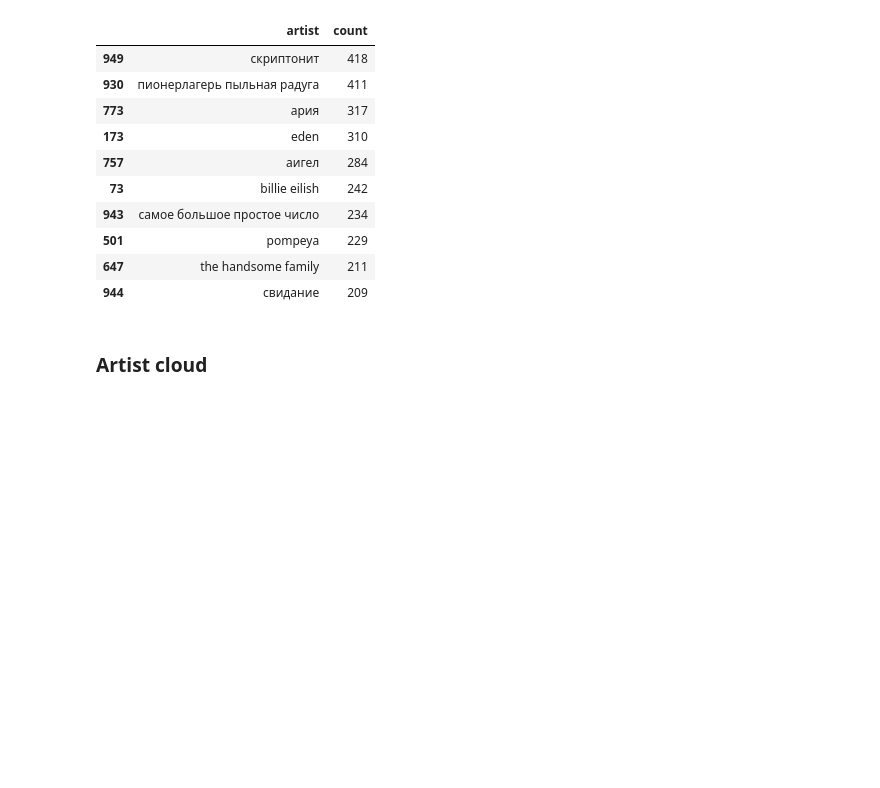
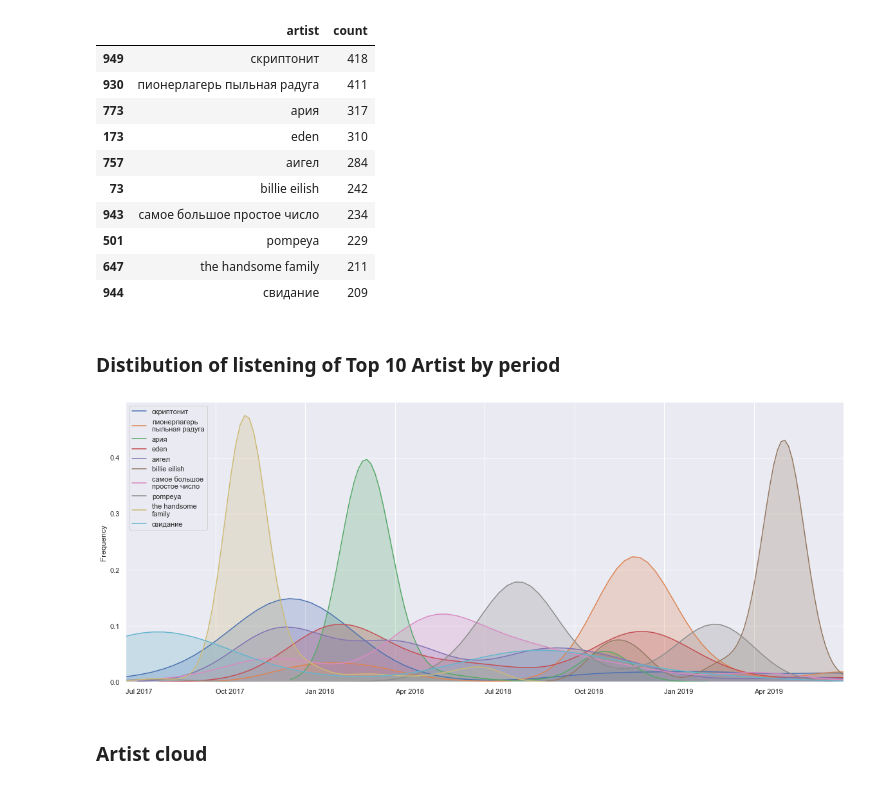
Before and after one commit to vpozdnyakov/music_activity_analysis, a Jupyter notebook: google_play_music_activity_analysis.ipynb, the cells around one changed output. Drawn from its saved outputs; the diff is of its cells as text; code cells hidden in the pictures; blank space fills up the shorter version.

```diff
--- a/google_play_music_activity_analysis.ipynb
+++ b/google_play_music_activity_analysis.ipynb
@@ -137,15 +139,14 @@ plt.show()
 # %% [markdown]
 ### Bar chart of listening by period
 # %%
+sns.set(rc={'figure.figsize':(15, 5)})
 periods = my_activity.month_year_name.nunique()
 period_order = pd.date_range(start, periods=periods, freq='m').strftime('%b %Y')
 start = my_activity.datetime.min()
-sns.set(rc={'figure.figsize':(15, 5)})
 fig = sns.countplot(x='month_year_name', order=period_order, data=my_activity)
 labels = fig.get_xticklabels()
 fig.set_xticklabels(labels=labels, rotation=45, horizontalalignment='right')
-fig.set_xlabel('')
-fig.set_ylabel('Count')
+fig.set(xlabel='', ylabel='Count')
 plt.show()
 # %% [output]
 [figure]
@@ -193,6 +194,28 @@ top10_artists
 | 501 | pompeya | 229 |
 | 647 | the handsome family | 211 |
 | 944 | свидание | 209 |
+# %% [markdown]
+### Distibution of listening of Top 10 Artist by period
+# %%
+sns.set(rc={'figure.figsize':(20, 8)})
+sns.set_palette(sns.color_palette(n_colors=10))
+for i in list(top10_artists.artist):
+    fig = sns.kdeplot(my_activity.loc[my_activity.artist == i]['month_year'],
+                      label=i, shade=True)
+min_p, max_p = my_activity.month_year.min(), my_activity.month_year.max()
+fig.set_xticks(np.arange(min_p, max_p, 3))
+fig.set_xticklabels(my_activity.month_year_name.unique()[::3],
+                    horizontalalignment='left')
+fig.set_ylabel('Frequency')
+
+i, labels = fig.get_legend_handles_labels()
+labels = [fill(l, 15) for l in labels]
+fig.legend(i, labels)
+
+plt.xlim(min_p, max_p)
+plt.show()
+# %% [output]
+[figure, added]
 # %% [markdown]
 ### Artist cloud
 # %%
```
Also changed, not shown: parts of 4 cells of this notebook.
